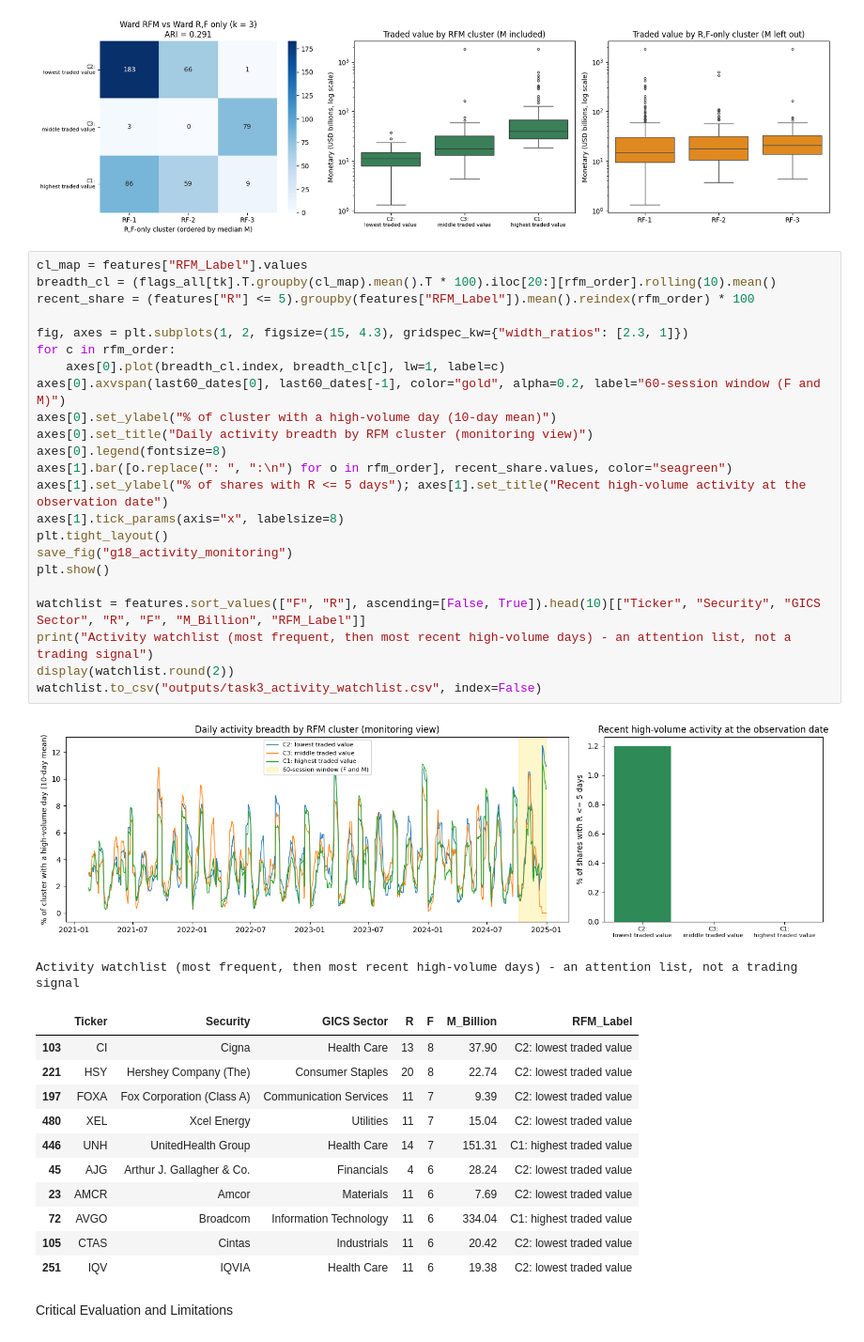
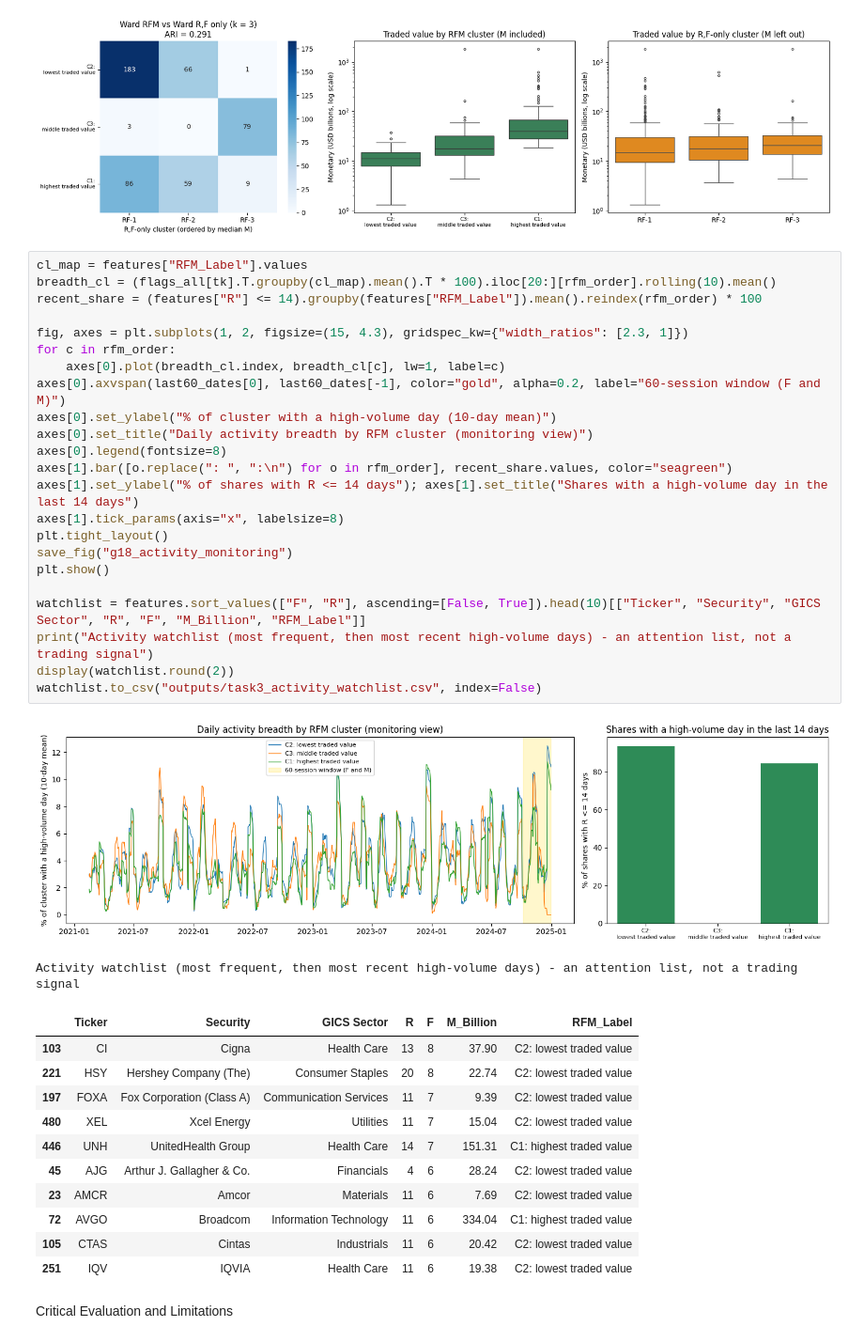
Before and after one commit to Sandanu87/CRM-CM_CW01_W2054875, a Jupyter notebook: CRM&CM_CW1_W2054875.ipynb, the cells around one changed output. Shown at 94% size. Cells and saved outputs as stored; diff of their text form.

```diff
--- a/CRM&CM_CW1_W2054875.ipynb
+++ b/CRM&CM_CW1_W2054875.ipynb
@@ -1629,28 +1629,28 @@ plt.show()
 # %%
 cl_map = features["RFM_Label"].values
 breadth_cl = (flags_all[tk].T.groupby(cl_map).mean().T * 100).iloc[20:][rfm_order].rolling(10).mean()
-recent_share = (features["R"] <= 5).groupby(features["RFM_Label"]).mean().reindex(rfm_order) * 100
+recent_share = (features["R"] <= 14).groupby(features["RFM_Label"]).mean().reindex(rfm_order) * 100
 
 fig, axes = plt.subplots(1, 2, figsize=(15, 4.3), gridspec_kw={"width_ratios": [2.3, 1]})
 for c in rfm_order:
     axes[0].plot(breadth_cl.index, breadth_cl[c], lw=1, label=c)
 axes[0].axvspan(last60_dates[0], last60_dates[-1], color="gold", alpha=0.2, label="60-session window (F and M)")
 axes[0].set_ylabel("% of cluster with a high-volume day (10-day mean)")
 axes[0].set_title("Daily activity breadth by RFM cluster (monitoring view)")
 axes[0].legend(fontsize=8)
 axes[1].bar([o.replace(": ", ":\n") for o in rfm_order], recent_share.values, color="seagreen")
-axes[1].set_ylabel("% of shares with R <= 5 days"); axes[1].set_title("Recent high-volume activity at the observation date")
+axes[1].set_ylabel("% of shares with R <= 14 days"); axes[1].set_title("Shares with a high-volume day in the last 14 days")
 axes[1].tick_params(axis="x", labelsize=8)
 plt.tight_layout()
 save_fig("g18_activity_monitoring")
 plt.show()
 
 watchlist = features.sort_values(["F", "R"], ascending=[False, True]).head(10)[["Ticker", "Security", "GICS Sector", "R", "F", "M_Billion", "RFM_Label"]]
 print("Activity watchlist (most frequent, then most recent high-volume days) - an attention list, not a trading signal")
 display(watchlist.round(2))
 watchlist.to_csv("outputs/task3_activity_watchlist.csv", index=False)
 # %% [output]
-[figure, old version]
+[figure, new version]
 Activity watchlist (most frequent, then most recent high-volume days) - an attention list, not a trading signal
 |  | Ticker | Security | GICS Sector | R | F | M_Billion | RFM_Label |
 | 103 | CI | Cigna | Health Care | 13 | 8 | 37.90 | C2: lowest traded value |
```
Also changed, not shown: parts of 1 cell of this notebook.
